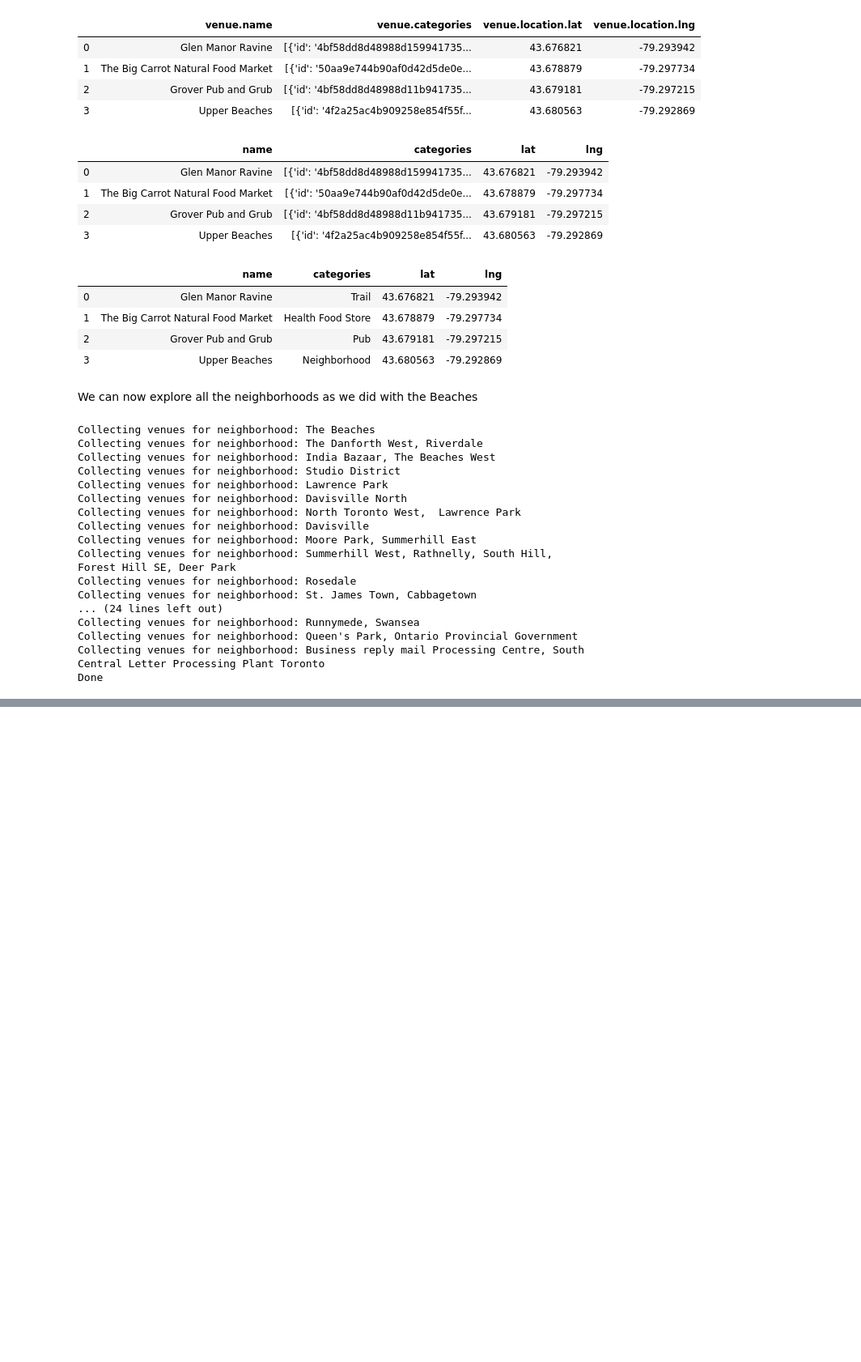
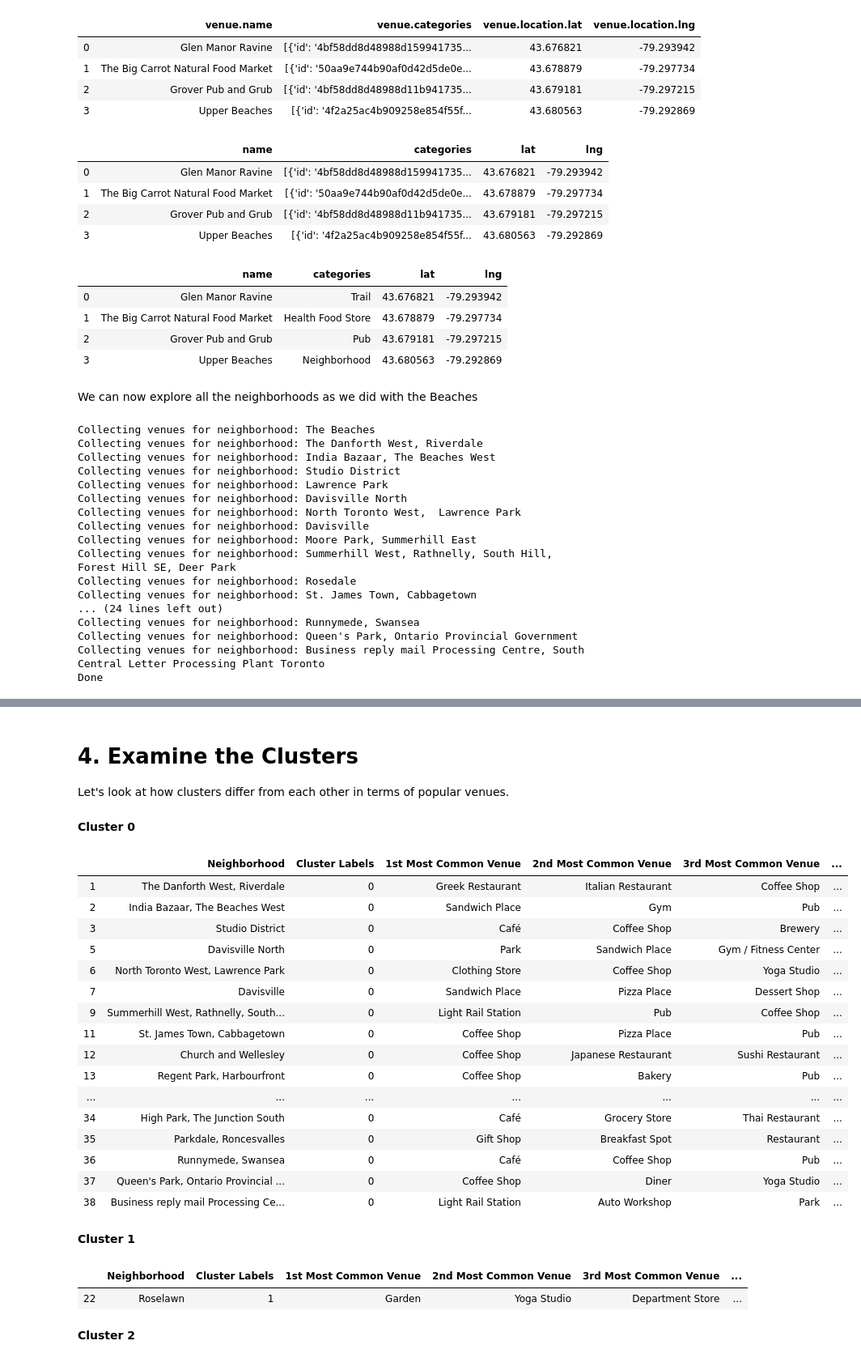
Before and after one commit to gtezio/ibm_datascience_capstone, a Jupyter notebook: scripts/W3-Segmenting and Clustering Neighborhoods in Toronto.ipynb, the cells around one changed output, grey strips where cells are left out. Shown at 81% size. Saved outputs shown, nothing was run; the diff lists cells and outputs as text; code cells hidden in the pictures; blank space fills up the shorter version.

```diff
--- a/scripts/W3-Segmenting and Clustering Neighborhoods in Toronto.ipynb
+++ b/scripts/W3-Segmenting and Clustering Neighborhoods in Toronto.ipynb
@@ -433,0 +590,11 @@ There are 233 uniques categories
+# %%
+# Add clustering labels
+neighborhoods_venues_sorted.insert(0, 'Cluster Labels', kmeans.labels_)
+
+toronto_merged = toronto_data
+
+# Merge toronto_grouped with toronto_data to add latitude/longitude for each neighborhood
+toronto_merged = toronto_merged.join(neighborhoods_venues_sorted.set_index('Neighborhood'), on='Neighborhood')
+
+print(toronto_merged.shape)
+toronto_merged.head()
@@ -433,0 +641,40 @@ There are 233 uniques categories
+# %% [markdown]
+# 4. Examine the Clusters
+Let's look at how clusters differ from each other in terms of popular venues.
+# %% [markdown]
+**Cluster 0**
+# %%
+cluster_0 = toronto_merged.loc[toronto_merged['Cluster Labels'] == 0,
+                               toronto_merged.columns[
+                                   [2] + list(range(
+                                       5, toronto_merged.shape[1]))]]
+cluster_0
+# %% [output]
+|  | Neighborhood | Cluster Labels | 1st Most Common Venue | 2nd Most Common Venue | 3rd Most Common Venue | ... |
+| 1 | The Danforth West, Riverdale | 0 | Greek Restaurant | Italian Restaurant | Coffee Shop | ... |
+| 2 | India Bazaar, The Beaches West | 0 | Sandwich Place | Gym | Pub | ... |
+| 3 | Studio District | 0 | Café | Coffee Shop | Brewery | ... |
+| 5 | Davisville North | 0 | Park | Sandwich Place | Gym / Fitness Center | ... |
+| 6 | North Toronto West, Lawrence Park | 0 | Clothing Store | Coffee Shop | Yoga Studio | ... |
+| 7 | Davisville | 0 | Sandwich Place | Pizza Place | Dessert Shop | ... |
+| 9 | Summerhill West, Rathnelly, South... | 0 | Light Rail Station | Pub | Coffee Shop | ... |
+| 11 | St. James Town, Cabbagetown | 0 | Coffee Shop | Pizza Place | Pub | ... |
+| 12 | Church and Wellesley | 0 | Coffee Shop | Japanese Restaurant | Sushi Restaurant | ... |
+| 13 | Regent Park, Harbourfront | 0 | Coffee Shop | Bakery | Pub | ... |
+| ... | ... | ... | ... | ... | ... | ... |
+| 34 | High Park, The Junction South | 0 | Café | Grocery Store | Thai Restaurant | ... |
+| 35 | Parkdale, Roncesvalles | 0 | Gift Shop | Breakfast Spot | Restaurant | ... |
+| 36 | Runnymede, Swansea | 0 | Café | Coffee Shop | Pub | ... |
+| 37 | Queen's Park, Ontario Provincial ... | 0 | Coffee Shop | Diner | Yoga Studio | ... |
+| 38 | Business reply mail Processing Ce... | 0 | Light Rail Station | Auto Workshop | Park | ... |
+# %% [markdown]
+**Cluster 1**
+# %%
+toronto_merged.loc[toronto_merged['Cluster Labels'] == 1,
+                   toronto_merged.columns[
+                       [2] + list(range(5, toronto_merged.shape[1]))]]
+# %% [output]
+|  | Neighborhood | Cluster Labels | 1st Most Common Venue | 2nd Most Common Venue | 3rd Most Common Venue | ... |
+| 22 | Roselawn | 1 | Garden | Yoga Studio | Department Store | ... |
+# %% [markdown]
+**Cluster 2**
```
Also changed, not shown: parts of 29 cells of this notebook.
